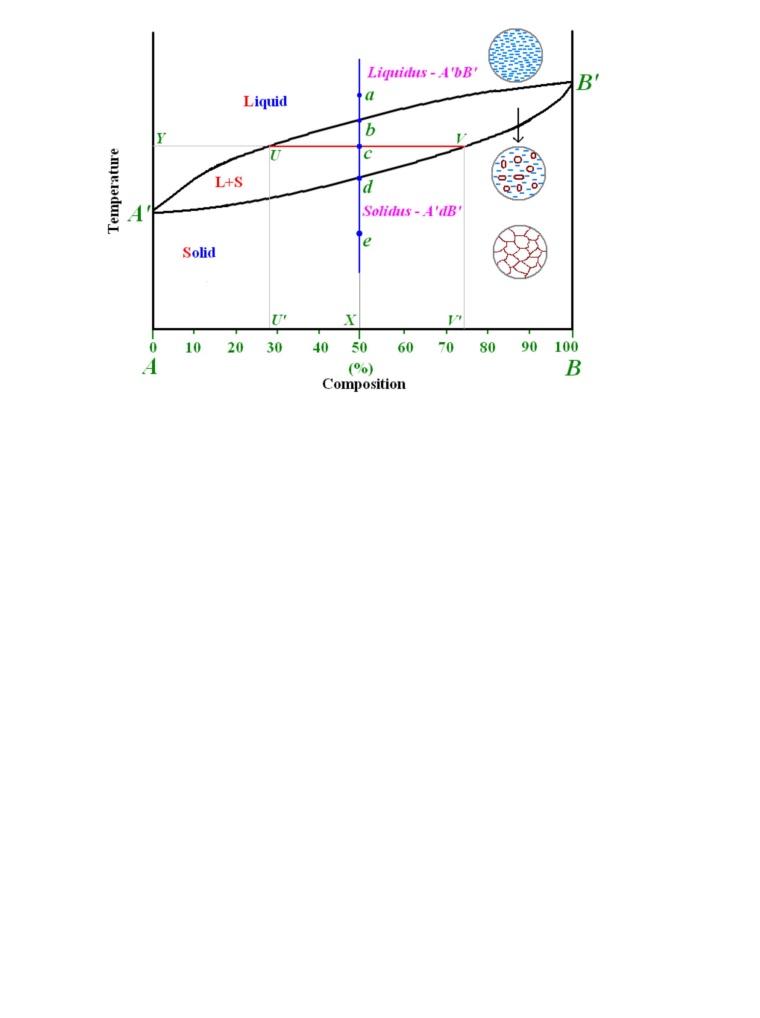
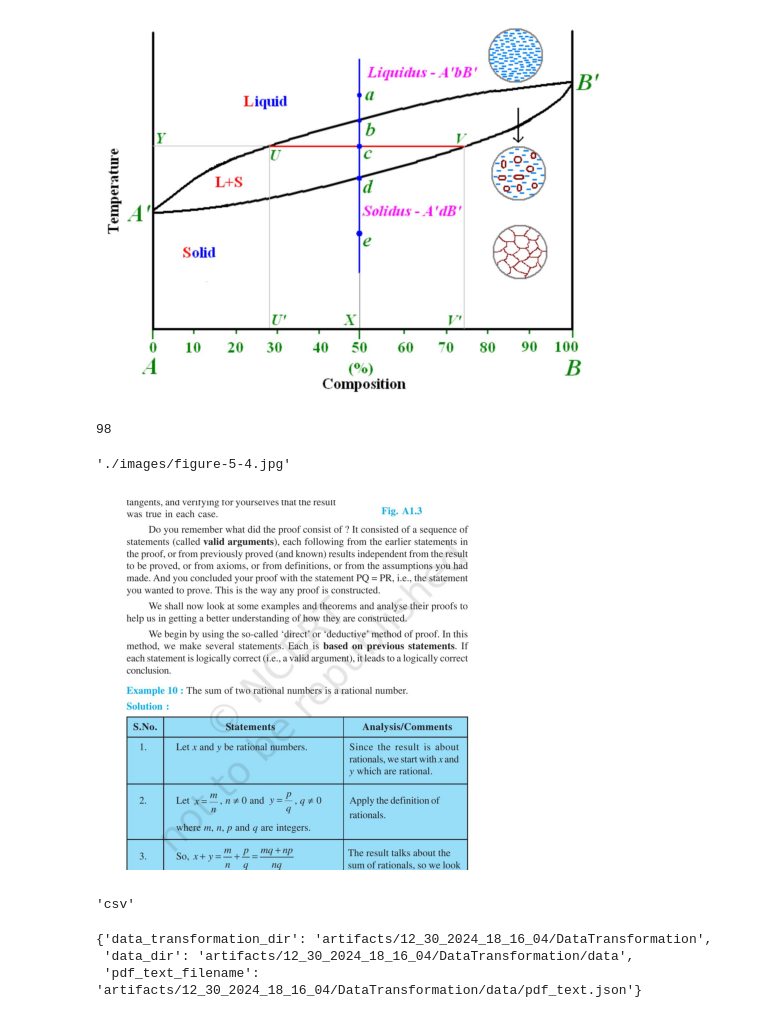
Before and after one commit to Sukruth097/project, a Jupyter notebook: notebook/dataingestion.ipynb, the cells around one changed output. Saved outputs shown, nothing was run; the diff lists cells and outputs as text; code cells hidden in the pictures; blank space fills up the shorter version.

```diff
--- a/notebook/dataingestion.ipynb
+++ b/notebook/dataingestion.ipynb
@@ -705,0 +708,4 @@ plt.show()
+# %%
+len(a)
+# %% [output]
+98
@@ -705,0 +714,13 @@ plt.show()
+# %%
+a[45]['image_path']
+# %% [output]
+'./images/figure-5-4.jpg'
+# %%
+from PIL import Image
+from matplotlib import pyplot as plt
+img = Image.open(a[15]['image_path'])
+plt.imshow(img)
+plt.axis('off')
+plt.show()
+# %% [output]
+[figure, added]
@@ -705,0 +733,4 @@ plt.show()
+# %%
+DATA_TRANSFORMATION_CSV_DIR
+# %% [output]
+'csv'
@@ -705,0 +741,6 @@ plt.show()
+# %%
+dtc.__dict__
+# %% [output]
+{'data_transformation_dir': 'artifacts/12_30_2024_18_16_04/DataTransformation',
+ 'data_dir': 'artifacts/12_30_2024_18_16_04/DataTransformation/data',
+ 'pdf_text_filename': 'artifacts/12_30_2024_18_16_04/DataTransformation/data/pdf_text.json'}
```
Also changed, not shown: parts of 5 cells of this notebook, 11 other files.
